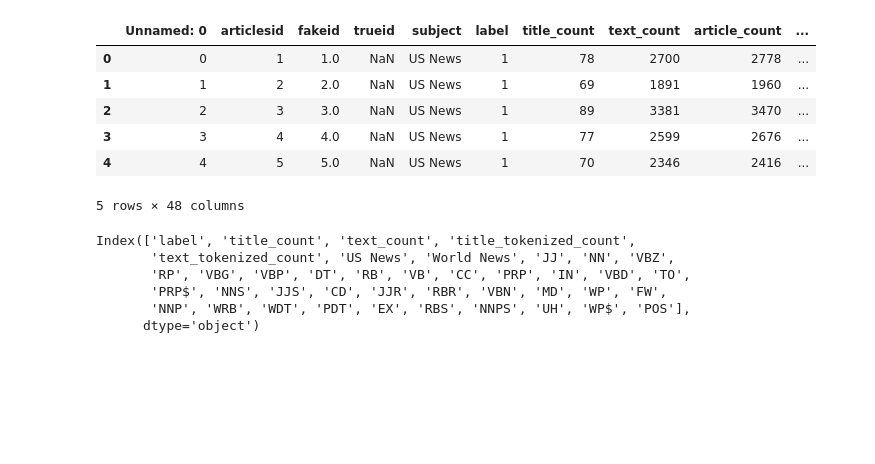
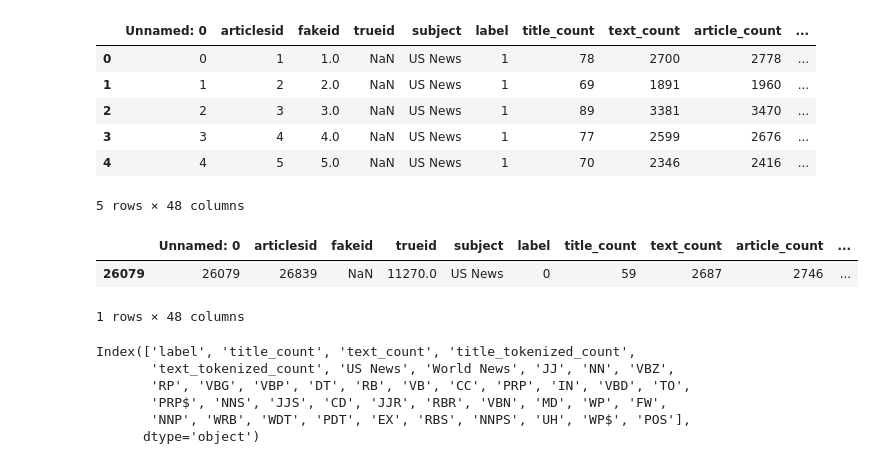
Before and after one commit to NoraYounes/Fake_News_Detection, a Jupyter notebook: Machine Learning/ml_testing.ipynb, the cells around one changed output. Saved outputs shown, nothing was run; the diff lists cells and outputs as text; code cells hidden in the pictures; blank space fills up the shorter version.

```diff
--- a/Machine Learning/ml_testing.ipynb
+++ b/Machine Learning/ml_testing.ipynb
@@ -19,6 +19,12 @@ df.head()
 | 3 | 3 | 4 | 4.0 | NaN | US News | 1 | 77 | 2599 | 2676 | ... |
 | 4 | 4 | 5 | 5.0 | NaN | US News | 1 | 70 | 2346 | 2416 | ... |
 5 rows × 48 columns
+# %%
+df.loc[[26079]]
+# %% [output]
+|  | Unnamed: 0 | articlesid | fakeid | trueid | subject | label | title_count | text_count | article_count | ... |
+| 26079 | 26079 | 26839 | NaN | 11270.0 | US News | 0 | 59 | 2687 | 2746 | ... |
+1 rows × 48 columns
 # %%
 # Drop columns that will not be used as features
 df = df.drop(columns=['Unnamed: 0','articlesid','fakeid','trueid','subject','article_count','article_tokenized_count'])
```
Also changed, not shown: parts of 16 cells of this notebook.
